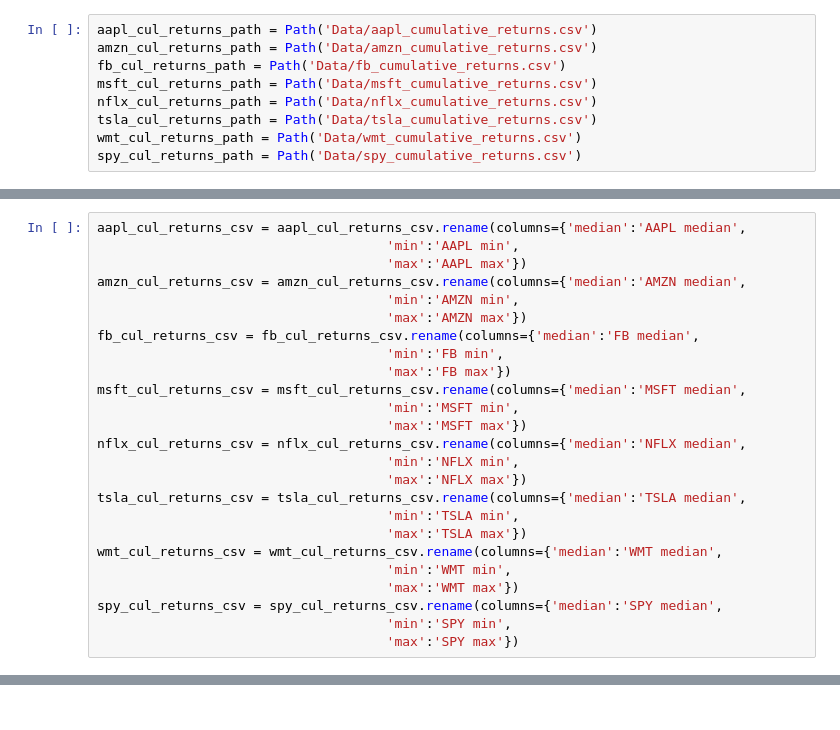
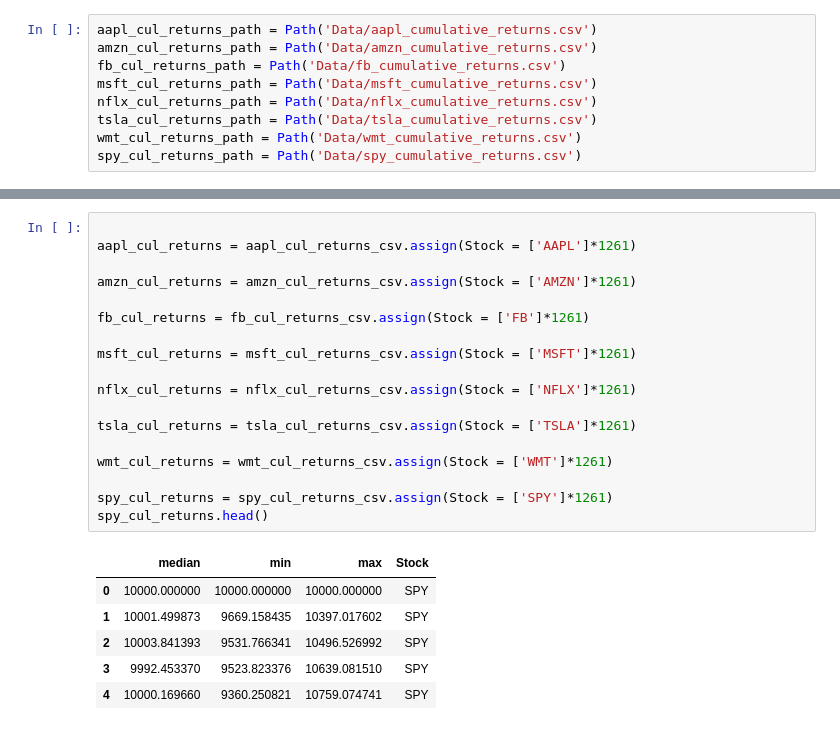
Before and after one commit to jerry1998728/SIP-Project, a Jupyter notebook: Visualization_panel.ipynb, the cells around one changed output, grey strips where cells are left out. Cells and saved outputs as stored; diff of their text form.

```diff
--- a/Visualization_panel.ipynb
+++ b/Visualization_panel.ipynb
@@ -38,25 +52,0 @@ spy_cul_returns_csv = spy_cul_returns_csv.drop(columns=['Unnamed: 0','mean'])
-# %%
-aapl_cul_returns_csv = aapl_cul_returns_csv.rename(columns={'median':'AAPL median',
-                                     'min':'AAPL min',
-                                     'max':'AAPL max'})
-amzn_cul_returns_csv = amzn_cul_returns_csv.rename(columns={'median':'AMZN median',
-                                     'min':'AMZN min',
-                                     'max':'AMZN max'})
-fb_cul_returns_csv = fb_cul_returns_csv.rename(columns={'median':'FB median',
-                                     'min':'FB min',
-                                     'max':'FB max'})
-msft_cul_returns_csv = msft_cul_returns_csv.rename(columns={'median':'MSFT median',
-                                     'min':'MSFT min',
-                                     'max':'MSFT max'})
-nflx_cul_returns_csv = nflx_cul_returns_csv.rename(columns={'median':'NFLX median',
-                                     'min':'NFLX min',
-                                     'max':'NFLX max'})
-tsla_cul_returns_csv = tsla_cul_returns_csv.rename(columns={'median':'TSLA median',
-                                     'min':'TSLA min',
-                                     'max':'TSLA max'})
-wmt_cul_returns_csv = wmt_cul_returns_csv.rename(columns={'median':'WMT median',
-                                     'min':'WMT min',
-                                     'max':'WMT max'})
-spy_cul_returns_csv = spy_cul_returns_csv.rename(columns={'median':'SPY median',
-                                     'min':'SPY min',
-                                     'max':'SPY max'})
@@ -81,0 +53,25 @@ all_cul_returns.head()
+# %%
+
+aapl_cul_returns = aapl_cul_returns_csv.assign(Stock = ['AAPL']*1261)
+
+amzn_cul_returns = amzn_cul_returns_csv.assign(Stock = ['AMZN']*1261)
+
+fb_cul_returns = fb_cul_returns_csv.assign(Stock = ['FB']*1261)
+
+msft_cul_returns = msft_cul_returns_csv.assign(Stock = ['MSFT']*1261)
+
+nflx_cul_returns = nflx_cul_returns_csv.assign(Stock = ['NFLX']*1261)
+
+tsla_cul_returns = tsla_cul_returns_csv.assign(Stock = ['TSLA']*1261)
+
+wmt_cul_returns = wmt_cul_returns_csv.assign(Stock = ['WMT']*1261)
+
+spy_cul_returns = spy_cul_returns_csv.assign(Stock = ['SPY']*1261)
+spy_cul_returns.head()
+# %% [output]
+|  | median | min | max | Stock |
+| 0 | 10000.000000 | 10000.000000 | 10000.000000 | SPY |
+| 1 | 10001.499873 | 9669.158435 | 10397.017602 | SPY |
+| 2 | 10003.841393 | 9531.766341 | 10496.526992 | SPY |
+| 3 | 9992.453370 | 9523.823376 | 10639.081510 | SPY |
+| 4 | 10000.169660 | 9360.250821 | 10759.074741 | SPY |
```
Also changed, not shown: parts of 10 cells of this notebook, 6 other files.
